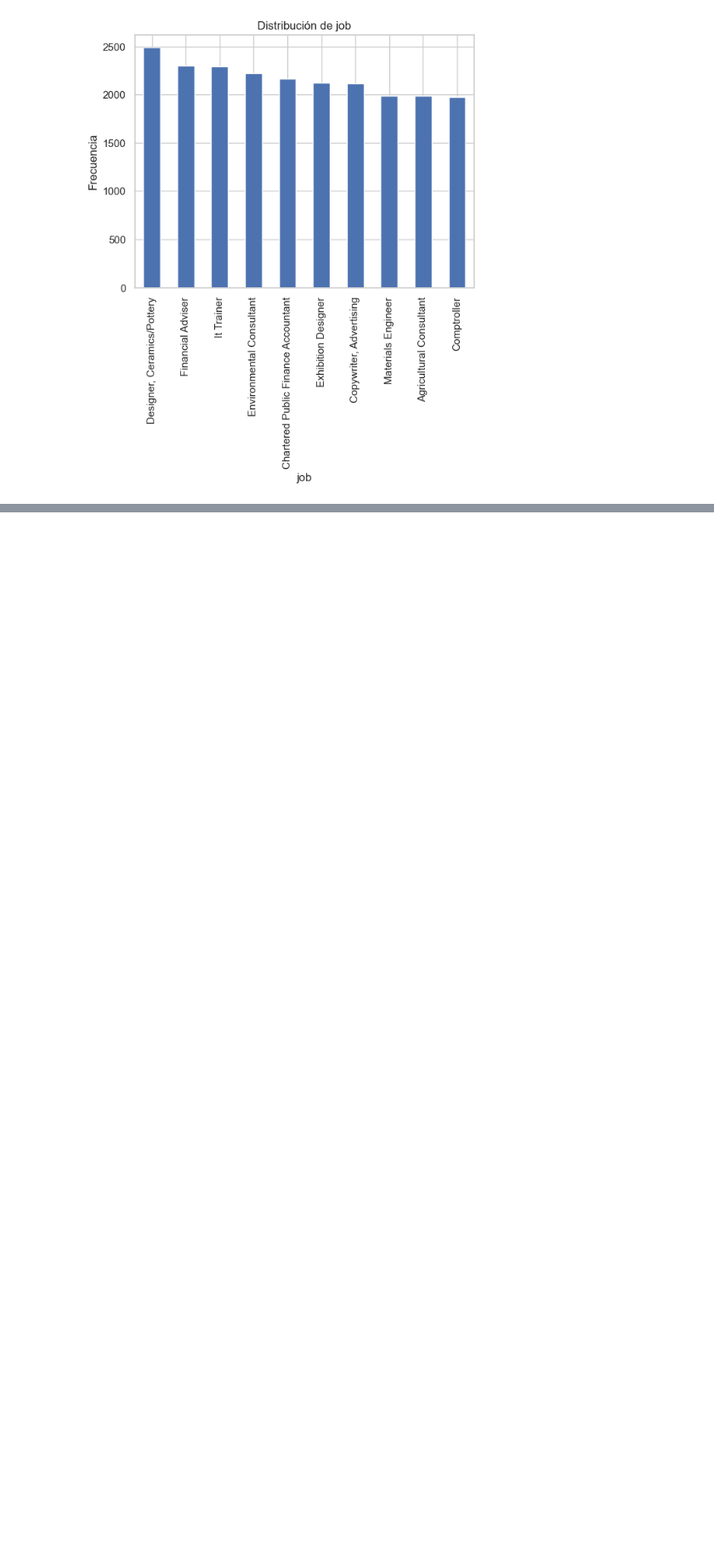
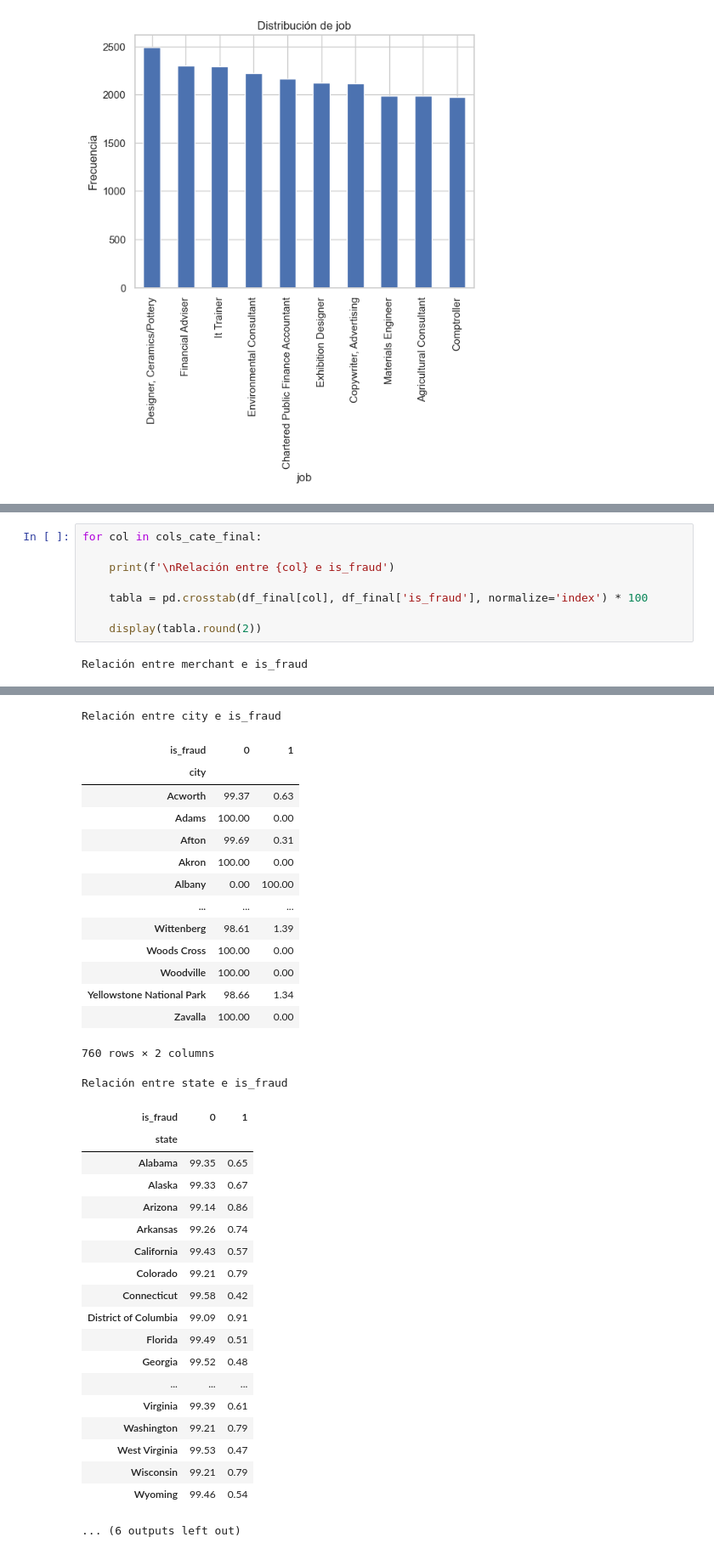
Before and after one commit to C4rl0s1515/Fraud-detection-eda-project, a Jupyter notebook: notebook/0.3_analisis_exploratorio_de_datos.ipynb, the cells around one changed output, grey strips where cells are left out. Shown at 85% size. Drawn from its saved outputs; the diff is of its cells as text; blank space fills up the shorter version.

```diff
--- a/notebook/0.3_analisis_exploratorio_de_datos.ipynb
+++ b/notebook/0.3_analisis_exploratorio_de_datos.ipynb
@@ -433,0 +515,10 @@ for col in cols_cate_final:
+# %%
+for col in cols_cate_final:
+
+    print(f'\nRelación entre {col} e is_fraud')
+
+    tabla = pd.crosstab(df_final[col], df_final['is_fraud'], normalize='index') * 100
+
+    display(tabla.round(2))
+# %% [output]
+Relación entre merchant e is_fraud
@@ -433,0 +561,35 @@ for col in cols_cate_final:
+Relación entre city e is_fraud
+| is_fraud | 0 | 1 |
+| city |  |  |
+| Acworth | 99.37 | 0.63 |
+| Adams | 100.00 | 0.00 |
+| Afton | 99.69 | 0.31 |
+| Akron | 100.00 | 0.00 |
+| Albany | 0.00 | 100.00 |
+| ... | ... | ... |
+| Wittenberg | 98.61 | 1.39 |
+| Woods Cross | 100.00 | 0.00 |
+| Woodville | 100.00 | 0.00 |
+| Yellowstone National Park | 98.66 | 1.34 |
+| Zavalla | 100.00 | 0.00 |
+760 rows × 2 columns
+Relación entre state e is_fraud
+| is_fraud | 0 | 1 |
+| state |  |  |
+| Alabama | 99.35 | 0.65 |
+| Alaska | 99.33 | 0.67 |
+| Arizona | 99.14 | 0.86 |
+| Arkansas | 99.26 | 0.74 |
+| California | 99.43 | 0.57 |
+| Colorado | 99.21 | 0.79 |
+| Connecticut | 99.58 | 0.42 |
+| District of Columbia | 99.09 | 0.91 |
+| Florida | 99.49 | 0.51 |
+| Georgia | 99.52 | 0.48 |
+| ... | ... | ... |
+| Virginia | 99.39 | 0.61 |
+| Washington | 99.21 | 0.79 |
+| West Virginia | 99.53 | 0.47 |
+| Wisconsin | 99.21 | 0.79 |
+| Wyoming | 99.46 | 0.54 |
+... (6 outputs left out)
```
Also changed, not shown: parts of 14 cells of this notebook, 1 other file.
